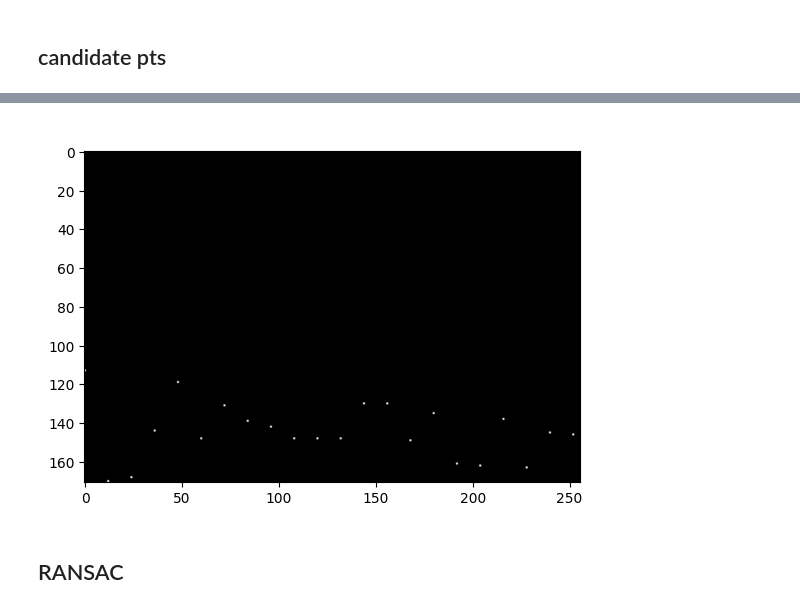
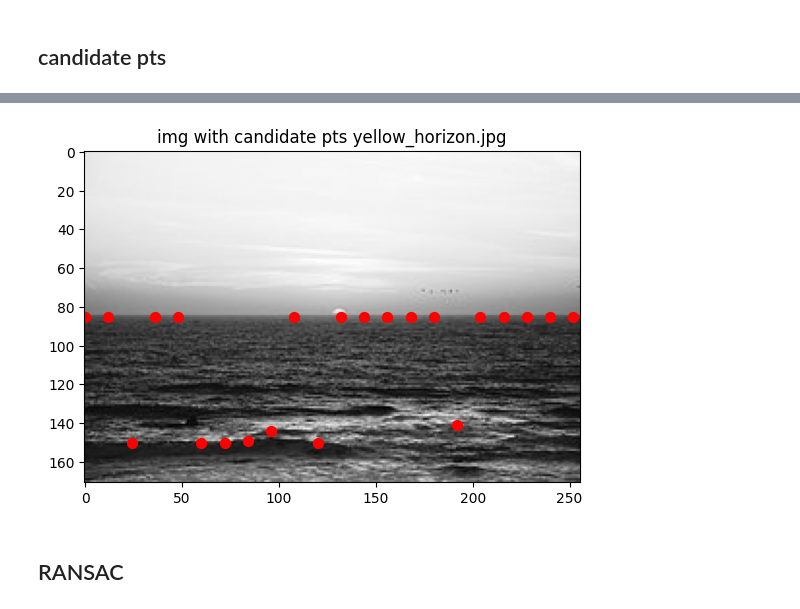
Before and after one commit to marekd6/CV1_labs, a Jupyter notebook: Assignment 03-20251203/cv1_3_2.ipynb, the cells around one changed output, grey strips where cells are left out. Cells and saved outputs as stored; diff of their text form; code cells hidden in the pictures.

```diff
--- a/Assignment 03-20251203/cv1_3_2.ipynb
+++ b/Assignment 03-20251203/cv1_3_2.ipynb
@@ -184,13 +88,9 @@ xs = []
 ys = []
 
 for x in range(0, img.shape[1]-1, img.shape[1] // 20): # horiz col
-    fpt = np.zeros_like(img)
-    fpt[:, x] = 1 # vert
-    # print(fpt)
-    # show_img(fpt)
-    y = np.argmin(ski.filters.rank.gradient(h_img, fpt), axis=1) # vert row , mask=fpt
-    print(y, x)
+    y = min_gradient_row_indices[x]
+    pts[y,x] = 1
+    print(y, x, end=', ')
     xs.append(x)
     ys.append(y)
-    # pts[y, x] = 1
 # %% [output]
@@ -265,19 +105,0 @@ p.set
-# %%
-pts = np.zeros_like(img)
-xs = []
-ys = []
-fpt = np.ones_like(img[0])
-fpt = ski.morphology.footprint_rectangle((img.shape[0], 1))
-ys = np.argmin(ski.filters.rank.gradient(h_img, fpt), axis=0) # vert row , mask=fpt
-xs = [x for x in range(0, img.shape[1]-1, img.shape[1] // 20)]
-
-# for x in range(0, img.shape[1]-1, img.shape[1] // 20): # horiz col
-#     fpt = np.ones_like(img[0])
-#     # fpt[:, x] = 1 # vert
-#     # print(fpt)
-#     # show_img(fpt)
-
-#     print(y, x)
-#     xs.append(x)
-#     ys.append(y)
-#     # pts[y, x] = 1
@@ -373,11 +105,0 @@ min_gradient_row_indices.shape
-# %%
-pts = np.zeros_like(img)
-xs = []
-ys = []
-
-for x in range(0, img.shape[1]-1, img.shape[1] // 20): # horiz col
-    y = min_gradient_row_indices[x]
-    pts[y,x] = 1
-    print(y, x)
-    xs.append(x)
-    ys.append(y)
@@ -409,7 +106,9 @@ plt.ylim(0,img.shape[0])
-# %%
-show_img(pts)
-# %% [output]
-[figure, removed]
+# %%
+show_img(img, pth, 'img with candidate pts', False)
+plt.scatter(xs, ys, c='red', s=50)
+plt.show()
+# %% [output]
+[figure, added]
 # %% [markdown]
 ## RANSAC
 # %%
```
Also changed, not shown: parts of 39 cells of this notebook.
